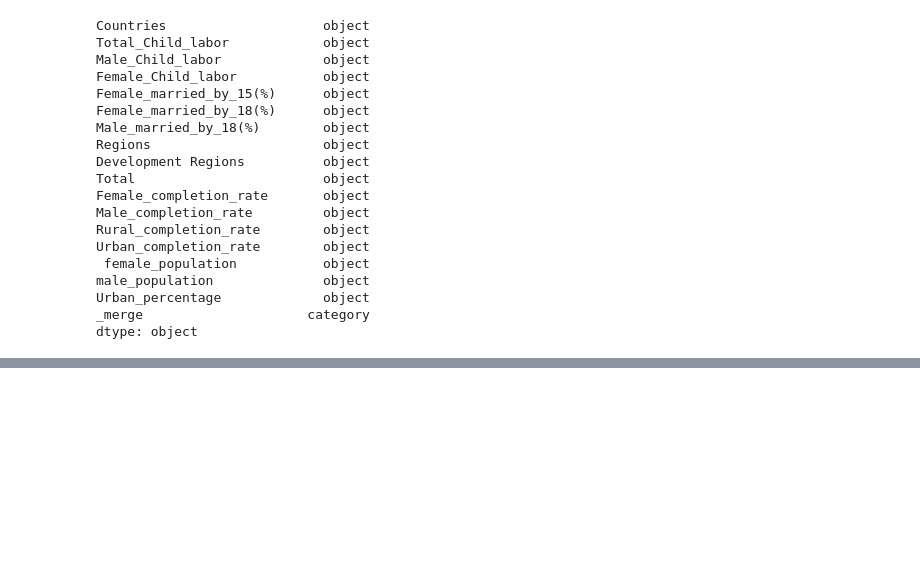
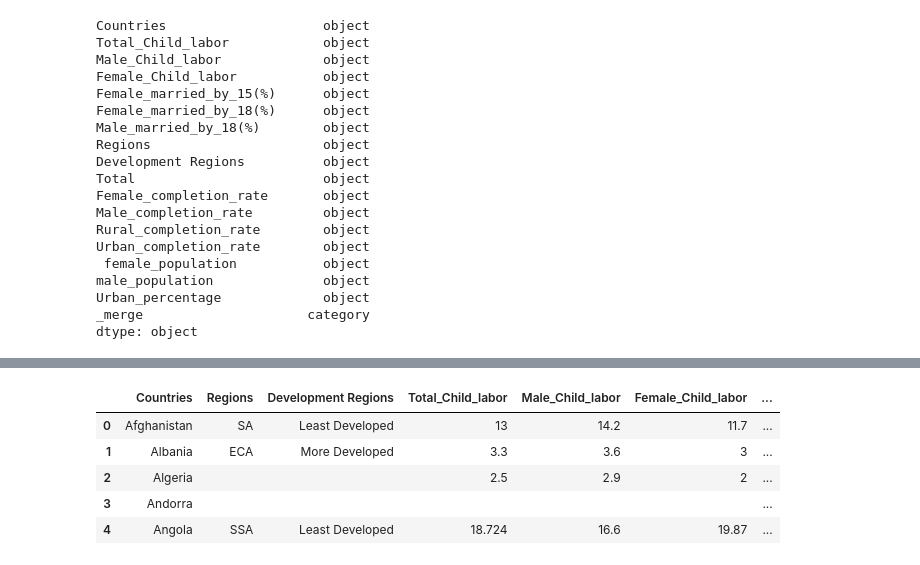
Before and after one commit to shimjide123/datman, a Jupyter notebook: PS3_by_Yu_Nong.ipynb, the cells around one changed output, grey strips where cells are left out. Drawn from its saved outputs; the diff is of its cells as text; code cells hidden in the pictures; blank space fills up the shorter version.

```diff
--- a/PS3_by_Yu_Nong.ipynb
+++ b/PS3_by_Yu_Nong.ipynb
@@ -317,0 +336,10 @@ merged
+# %%
+Merged2=merged[order]
+Merged2.head()
+# %% [output]
+|  | Countries | Regions | Development Regions | Total_Child_labor | Male_Child_labor | Female_Child_labor | ... |
+| 0 | Afghanistan | SA | Least Developed | 13 | 14.2 | 11.7 | ... |
+| 1 | Albania | ECA | More Developed | 3.3 | 3.6 | 3 | ... |
+| 2 | Algeria |  |  | 2.5 | 2.9 | 2 | ... |
+| 3 | Andorra |  |  |  |  |  | ... |
+| 4 | Angola | SSA | Least Developed | 18.724 | 16.6 | 19.87 | ... |
```
Also changed, not shown: parts of 5 cells of this notebook.
